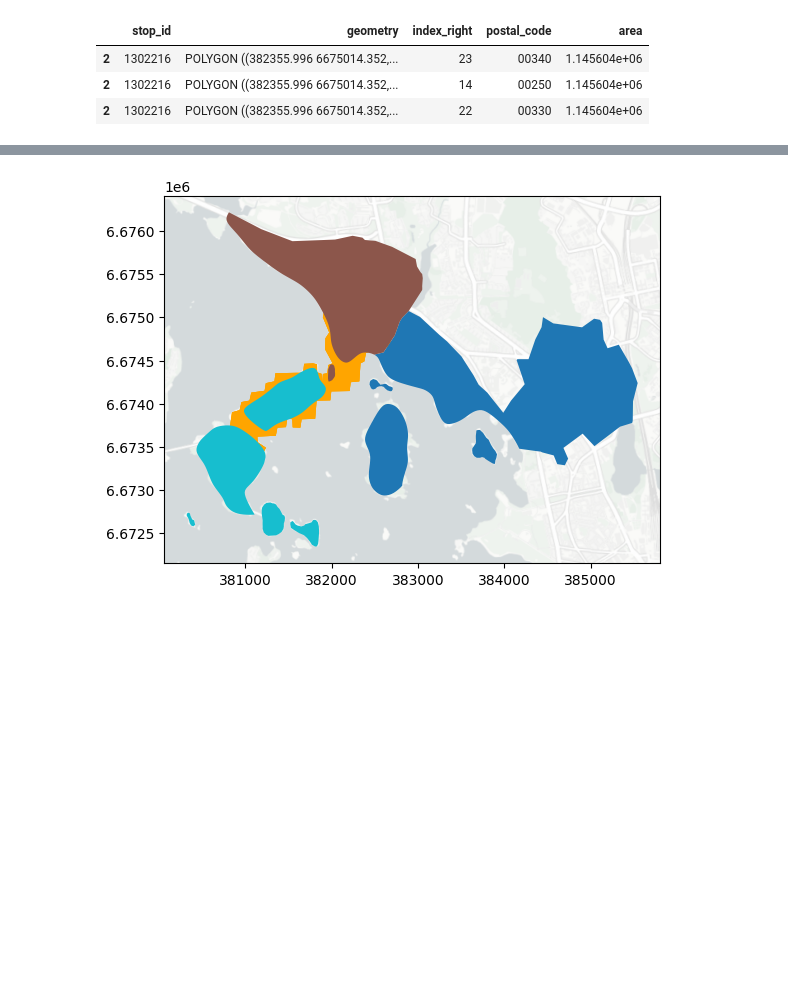
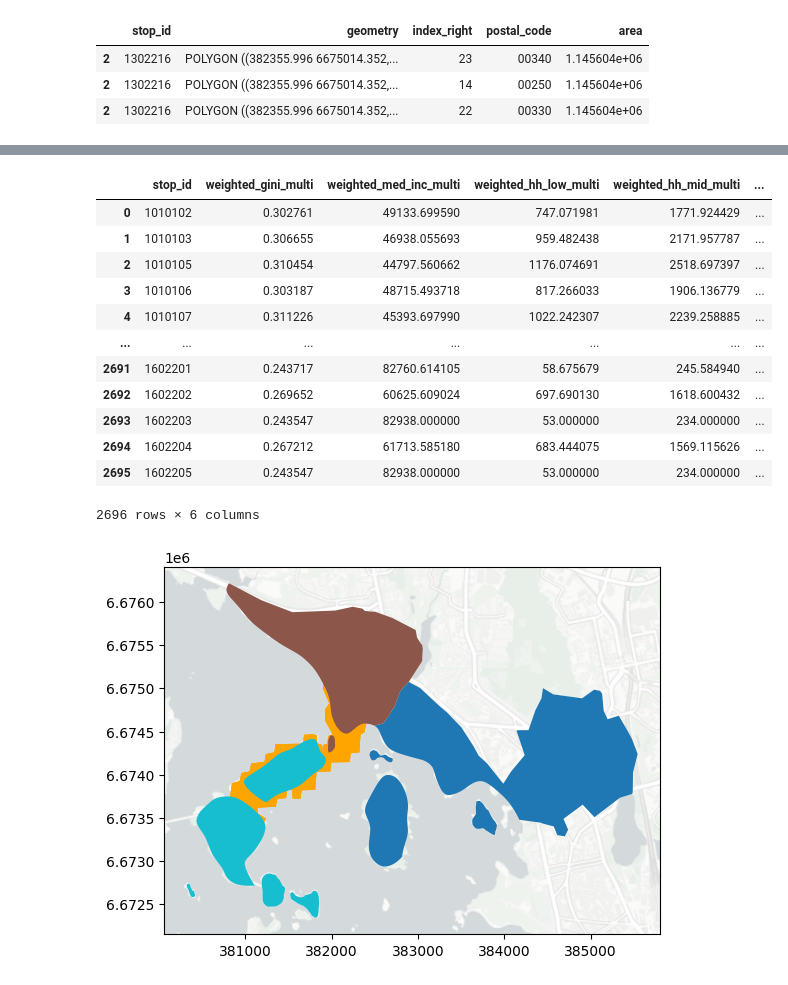
Before and after one commit to ANETILab/stop_accessibility, a Jupyter notebook: notebooks/apply_socioecon_indicators_to_stop_areas.ipynb, the cells around one changed output, grey strips where cells are left out. Cells and saved outputs as stored; diff of their text form; code cells hidden in the pictures; blank space fills up the shorter version.

```diff
--- a/notebooks/apply_socioecon_indicators_to_stop_areas.ipynb
+++ b/notebooks/apply_socioecon_indicators_to_stop_areas.ipynb
@@ -186,3 +256,19 @@ result
+# %%
+socioecon[result_m.columns]
+# %% [output]
+|  | stop_id | weighted_gini_multi | weighted_med_inc_multi | weighted_hh_low_multi | weighted_hh_mid_multi | ... |
+| 0 | 1010102 | 0.302761 | 49133.699590 | 747.071981 | 1771.924429 | ... |
+| 1 | 1010103 | 0.306655 | 46938.055693 | 959.482438 | 2171.957787 | ... |
+| 2 | 1010105 | 0.310454 | 44797.560662 | 1176.074691 | 2518.697397 | ... |
+| 3 | 1010106 | 0.303187 | 48715.493718 | 817.266033 | 1906.136779 | ... |
+| 4 | 1010107 | 0.311226 | 45393.697990 | 1022.242307 | 2239.258885 | ... |
+| ... | ... | ... | ... | ... | ... | ... |
+| 2691 | 1602201 | 0.243717 | 82760.614105 | 58.675679 | 245.584940 | ... |
+| 2692 | 1602202 | 0.269652 | 60625.609024 | 697.690130 | 1618.600432 | ... |
+| 2693 | 1602203 | 0.243547 | 82938.000000 | 53.000000 | 234.000000 | ... |
+| 2694 | 1602204 | 0.267212 | 61713.585180 | 683.444075 | 1569.115626 | ... |
+| 2695 | 1602205 | 0.243547 | 82938.000000 | 53.000000 | 234.000000 | ... |
+2696 rows × 6 columns
 # %%
 # m.query("stop_id == '1201132'").plot()
 # %%
```
Also changed, not shown: parts of 13 cells of this notebook.
